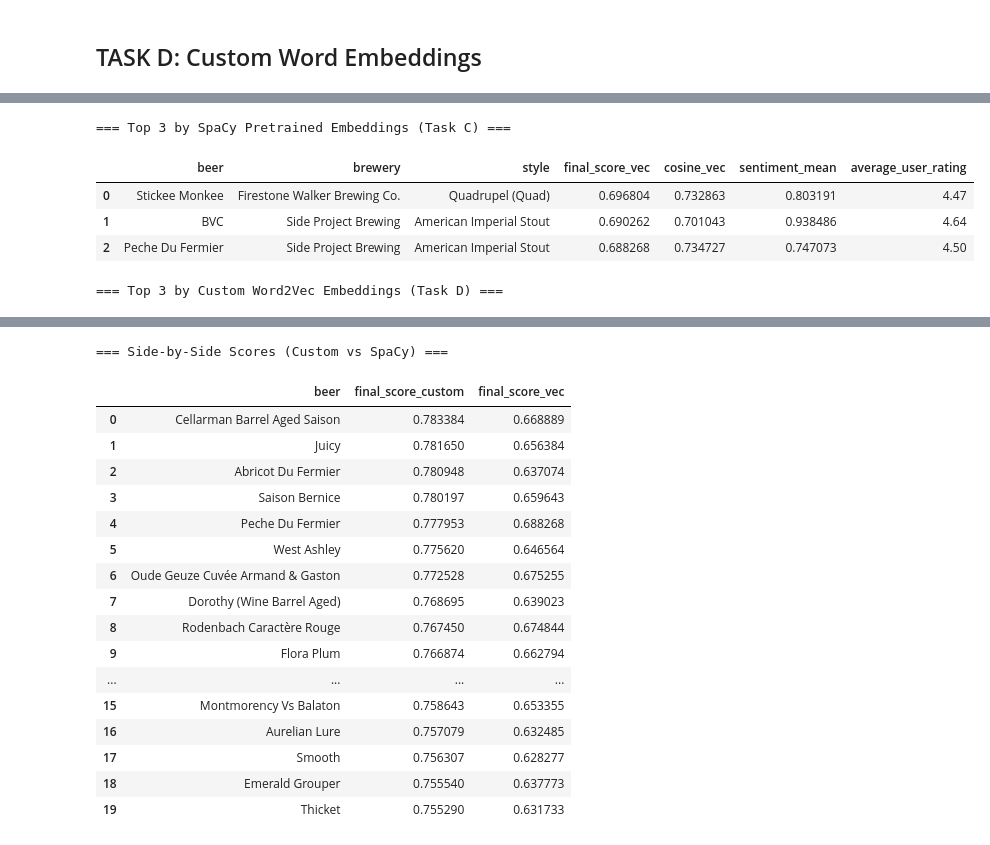
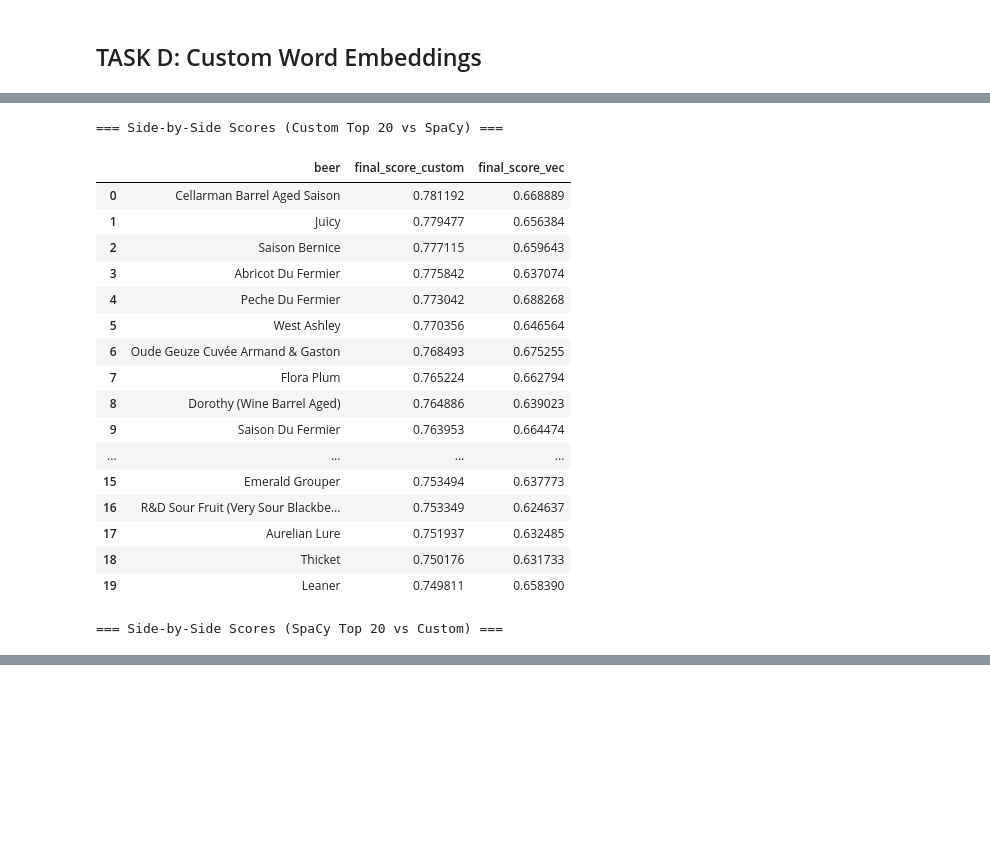
Before and after one commit to AHMerrill/unstructured-data-2, a Jupyter notebook: Task_BCD.ipynb, the cells around one changed output, grey strips where cells are left out. Saved outputs shown, nothing was run; the diff lists cells and outputs as text; code cells hidden in the pictures; blank space fills up the shorter version.

```diff
--- a/Task_BCD.ipynb
+++ b/Task_BCD.ipynb
@@ -897,36 +905,62 @@ Top 23 candidates (custom embedding model):
 # %%
 # Additional comparison tables
-# Top 20 using custom (with reference to SpaCy scores)
 
 top_vec_compare = results_vec.copy()
 display_cols_vec = ["beer","brewery","style","final_score_vec","cosine_vec","sentiment_mean","average_user_rating"]
 top_table_vec_compare = top_vec_compare[display_cols_vec]
 
 if "top_table_vec_compare" in globals() and "top_table_custom" in globals():
-    print("\n=== Top 3 by SpaCy Pretrained Embeddings (Task C) ===")
-    display(top_table_vec_compare.head(3))
-
-    print("\n=== Top 3 by Custom Word2Vec Embeddings (Task D) ===")
-    display(top_table_custom.head(3))
-
-    # Side-by-side comparison (align on beer name)
     compare_df = (
         top_table_custom[["beer", "final_score_custom"]]
         .merge(
             top_table_vec_compare[["beer", "final_score_vec"]],
             on="beer",
             how="outer"
         )
         .sort_values("final_score_custom", ascending=False)
         .reset_index(drop=True)
     )
 
-    print("\n=== Side-by-Side Scores (Custom vs SpaCy) ===")
-    display(compare_df.head(20))  # show top 20 beers for both methods
+    print("\n=== Side-by-Side Scores (Custom Top 20 vs spaCy) ===")
+    display(compare_df.head(20))
+
+top_custom_compare = results_custom.copy()
+display_cols_custom = ["beer","brewery","style","final_score_custom","cosine_custom","sentiment_mean","average_user_rating"]
+top_table_custom_compare = top_custom_compare[display_cols_custom]
+
+
+if "top_table_vec" in globals() and "top_table_custom_compare" in globals():
+    # Side-by-side comparison (spaCy first, custom second)
+    compare_df2 = (
+        top_table_vec[["beer", "final_score_vec"]]
+        .merge(
+            top_table_custom_compare[["beer", "final_score_custom"]],
+            on="beer",
+            how="outer"
+        )
+        .sort_values("final_score_vec", ascending=False)
+        .reset_index(drop=True)
+    )
+
+    print("\n=== Side-by-Side Scores (spaCy Top 20 vs Custom) ===")
+    display(compare_df2.head(20))
 # %% [output]
-=== Top 3 by SpaCy Pretrained Embeddings (Task C) ===
+=== Side-by-Side Scores (Custom Top 20 vs SpaCy) ===
-|  | beer | brewery | style | final_score_vec | cosine_vec | sentiment_mean | average_user_rating |
-| 0 | Stickee Monkee | Firestone Walker Brewing Co. | Quadrupel (Quad) | 0.696804 | 0.732863 | 0.803191 | 4.47 |
-| 1 | BVC | Side Project Brewing | American Imperial Stout | 0.690262 | 0.701043 | 0.938486 | 4.64 |
-| 2 | Peche Du Fermier | Side Project Brewing | American Imperial Stout | 0.688268 | 0.734727 | 0.747073 | 4.50 |
+|  | beer | final_score_custom | final_score_vec |
+| 0 | Cellarman Barrel Aged Saison | 0.781192 | 0.668889 |
+| 1 | Juicy | 0.779477 | 0.656384 |
+| 2 | Saison Bernice | 0.777115 | 0.659643 |
+| 3 | Abricot Du Fermier | 0.775842 | 0.637074 |
+| 4 | Peche Du Fermier | 0.773042 | 0.688268 |
+| 5 | West Ashley | 0.770356 | 0.646564 |
+| 6 | Oude Geuze Cuvée Armand & Gaston | 0.768493 | 0.675255 |
+| 7 | Flora Plum | 0.765224 | 0.662794 |
+| 8 | Dorothy (Wine Barrel Aged) | 0.764886 | 0.639023 |
+| 9 | Saison Du Fermier | 0.763953 | 0.664474 |
+| ... | ... | ... | ... |
+| 15 | Emerald Grouper | 0.753494 | 0.637773 |
+| 16 | R&D Sour Fruit (Very Sour Blackbe... | 0.753349 | 0.624637 |
+| 17 | Aurelian Lure | 0.751937 | 0.632485 |
+| 18 | Thicket | 0.750176 | 0.631733 |
+| 19 | Leaner | 0.749811 | 0.658390 |
-=== Top 3 by Custom Word2Vec Embeddings (Task D) ===
+=== Side-by-Side Scores (SpaCy Top 20 vs Custom) ===
@@ -937,18 +983,0 @@ if "top_table_vec_compare" in globals() and "top_table_custom" in globals():
-=== Side-by-Side Scores (Custom vs SpaCy) ===
-|  | beer | final_score_custom | final_score_vec |
-| 0 | Cellarman Barrel Aged Saison | 0.783384 | 0.668889 |
-| 1 | Juicy | 0.781650 | 0.656384 |
-| 2 | Abricot Du Fermier | 0.780948 | 0.637074 |
-| 3 | Saison Bernice | 0.780197 | 0.659643 |
-| 4 | Peche Du Fermier | 0.777953 | 0.688268 |
-| 5 | West Ashley | 0.775620 | 0.646564 |
-| 6 | Oude Geuze Cuvée Armand & Gaston | 0.772528 | 0.675255 |
-| 7 | Dorothy (Wine Barrel Aged) | 0.768695 | 0.639023 |
-| 8 | Rodenbach Caractère Rouge | 0.767450 | 0.674844 |
-| 9 | Flora Plum | 0.766874 | 0.662794 |
-| ... | ... | ... | ... |
-| 15 | Montmorency Vs Balaton | 0.758643 | 0.653355 |
-| 16 | Aurelian Lure | 0.757079 | 0.632485 |
-| 17 | Smooth | 0.756307 | 0.628277 |
-| 18 | Emerald Grouper | 0.755540 | 0.637773 |
-| 19 | Thicket | 0.755290 | 0.631733 |
```
Also changed, not shown: parts of 4 cells of this notebook.
